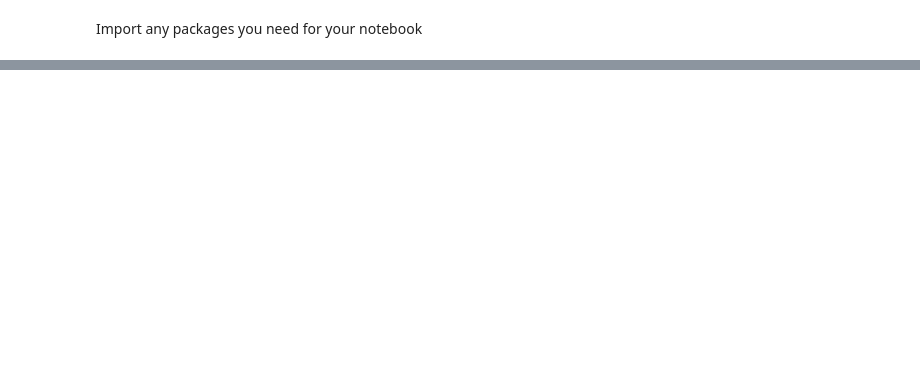
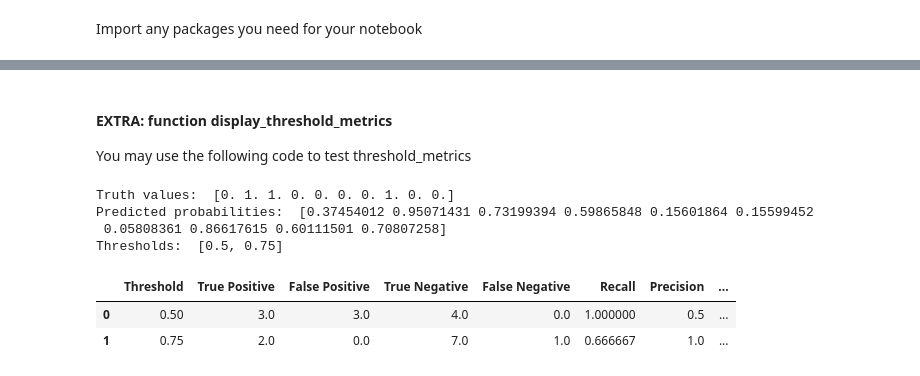
Before and after one commit to afit-csce623-master/template-hw2, a Jupyter notebook: hw2.ipynb, the cells around one changed output, grey strips where cells are left out. Cells and saved outputs as stored; diff of their text form; code cells hidden in the pictures; blank space fills up the shorter version.

```diff
--- a/hw2.ipynb
+++ b/hw2.ipynb
@@ -342,0 +444,28 @@ Optional (not required, but good practice in developing your coding skills):  bu
+# %% [markdown]
+#### EXTRA: function display_threshold_metrics
+
+You may use the following code to test threshold_metrics
+# %%
+### Code to generate sample data for STEP 11 instructions
+DEBUG = True # this DEBUG flag allows you to run this code only when debugging
+if DEBUG:
+    np.random.seed(42)
+    y_probs = np.random.random(10)
+    truths = np.around(np.random.random(10))
+    thresholds = [0.5, 0.75]
+
+    vals = threshold_metrics(truths, y_probs, thresholds)
+
+    with pd.option_context('display.max_rows', None, 'display.max_columns', None):
+        print('Truth values: ', truths)
+        print('Predicted probabilities: ', y_probs)
+        print('Thresholds: ', thresholds)
+        display(vals)
+# %% [output]
+Truth values:  [0. 1. 1. 0. 0. 0. 0. 1. 0. 0.]
+Predicted probabilities:  [0.37454012 0.95071431 0.73199394 0.59865848 0.15601864 0.15599452
+ 0.05808361 0.86617615 0.60111501 0.70807258]
+Thresholds:  [0.5, 0.75]
+|  | Threshold | True Positive | False Positive | True Negative | False Negative | Recall | Precision | ... |
+| 0 | 0.50 | 3.0 | 3.0 | 4.0 | 0.0 | 1.000000 | 0.5 | ... |
+| 1 | 0.75 | 2.0 | 0.0 | 7.0 | 1.0 | 0.666667 | 1.0 | ... |
```
Also changed, not shown: parts of 110 cells of this notebook.
